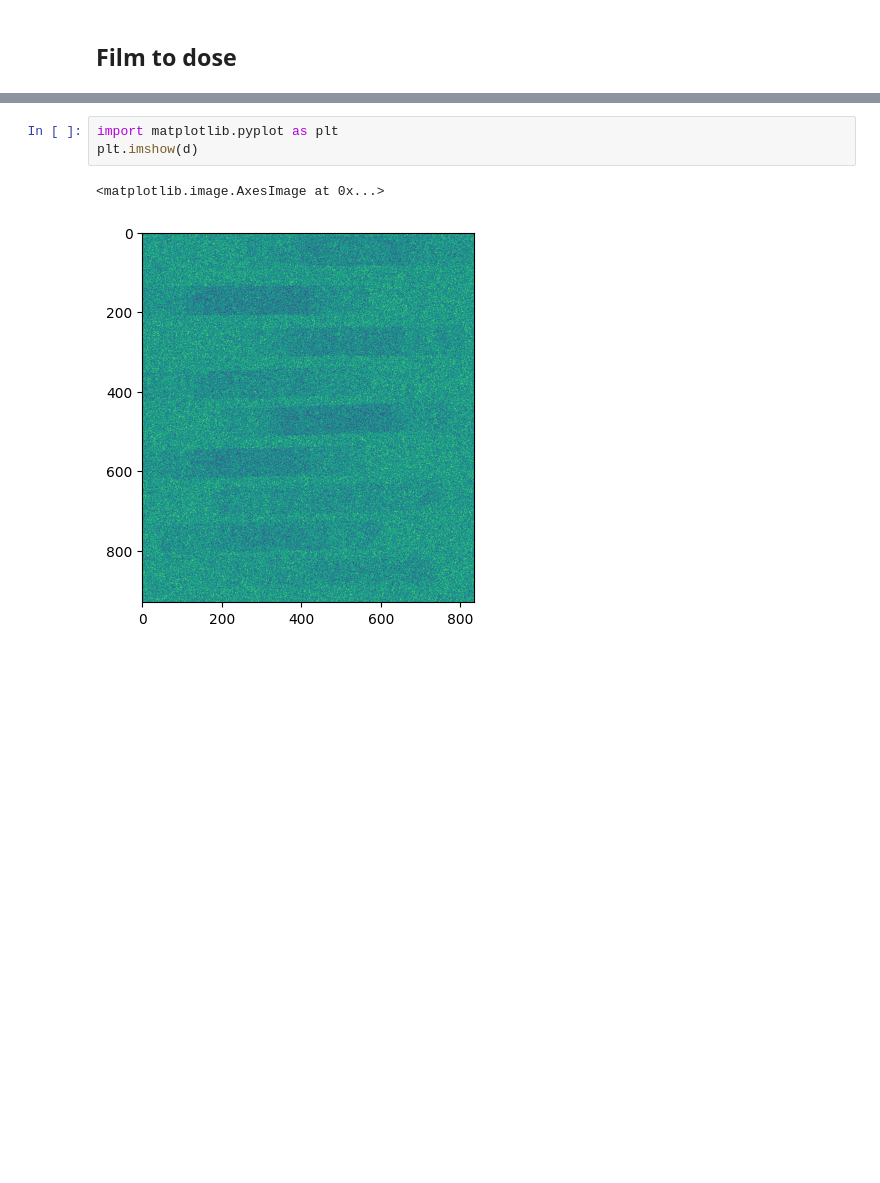
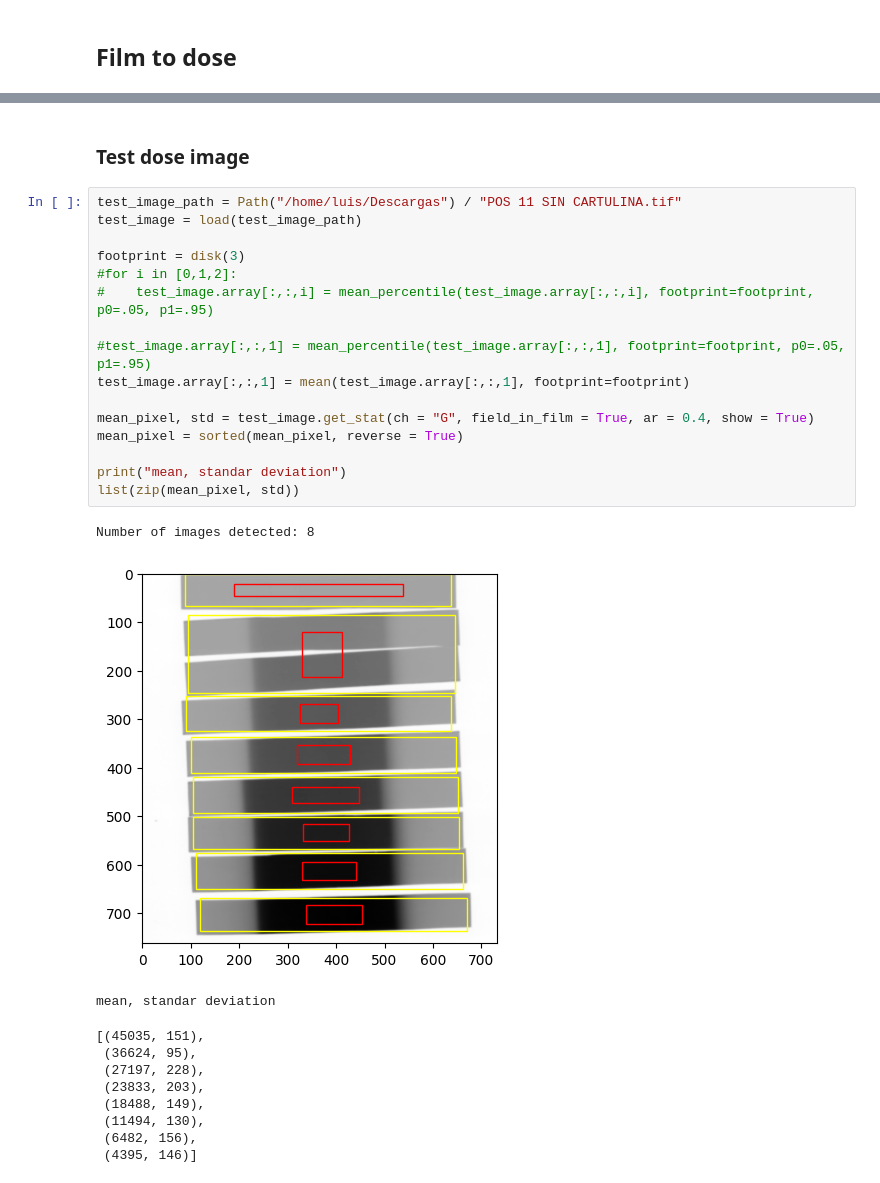
Before and after one commit to LuisOlivaresJ/Dosepy, a Jupyter notebook: src/Dosepy/tools/film_to_dose.ipynb, the cells around one changed output, grey strips where cells are left out. Saved outputs shown, nothing was run; the diff lists cells and outputs as text; blank space fills up the shorter version.

Commit message:
Mean channel

```diff
--- a/src/Dosepy/tools/film_to_dose.ipynb
+++ b/src/Dosepy/tools/film_to_dose.ipynb
@@ -28,6 +55,30 @@ d = polynomial_g3(cal_image.array[:,:,1], *cal.popt)
+# %% [markdown]
+### Test dose image
 # %%
-import matplotlib.pyplot as plt
-plt.imshow(d)
+test_image_path = Path("/home/luis/Descargas") / "POS 11 SIN CARTULINA.tif"
+test_image = load(test_image_path)
+
+footprint = disk(3)
+#for i in [0,1,2]:
+#    test_image.array[:,:,i] = mean_percentile(test_image.array[:,:,i], footprint=footprint, p0=.05, p1=.95)
+
+#test_image.array[:,:,1] = mean_percentile(test_image.array[:,:,1], footprint=footprint, p0=.05, p1=.95)
+test_image.array[:,:,1] = mean(test_image.array[:,:,1], footprint=footprint)
+
+mean_pixel, std = test_image.get_stat(ch = "G", field_in_film = True, ar = 0.4, show = True)
+mean_pixel = sorted(mean_pixel, reverse = True)
+
+print("mean, standar deviation")
+list(zip(mean_pixel, std))
 # %% [output]
-<matplotlib.image.AxesImage at 0x...>
+Number of images detected: 8
-[figure, old version]
+[figure, new version]
+mean, standar deviation
+[(45035, 151),
+ (36624, 95),
+ (27197, 228),
+ (23833, 203),
+ (18488, 149),
+ (11494, 130),
+ (6482, 156),
+ (4395, 146)]
```
Also changed, not shown: parts of 16 cells of this notebook, 2 other files.
